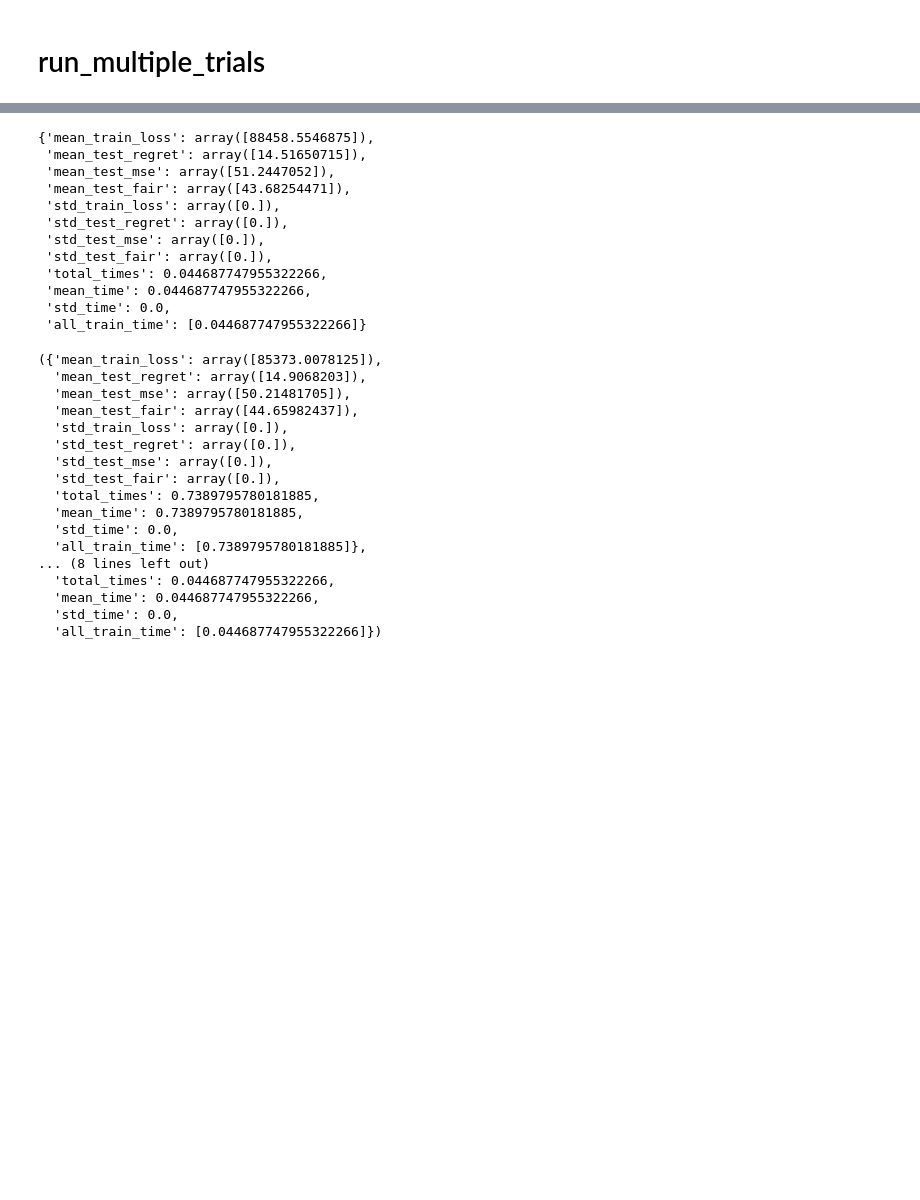
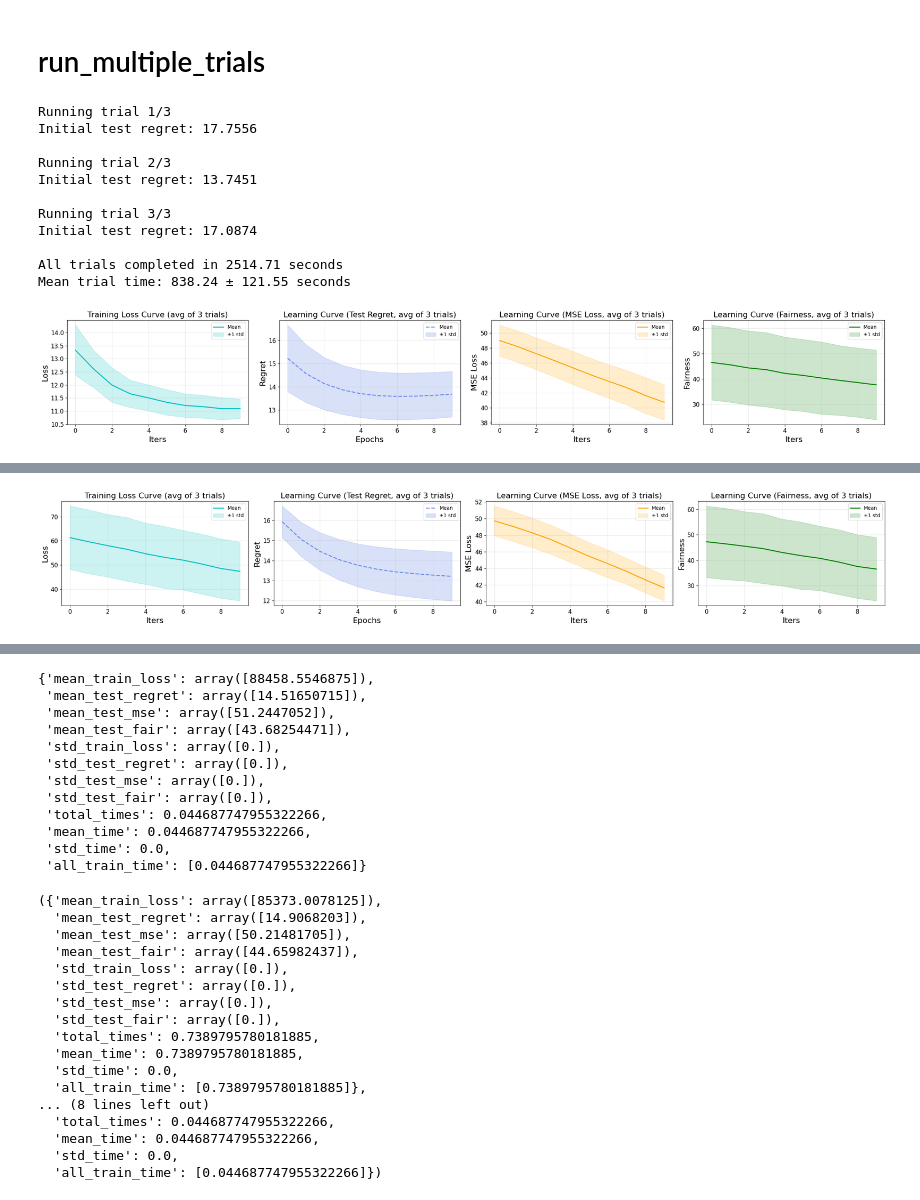
Before and after one commit to DennisWang2488/Fairness-Decision-Focused-Loss, a Jupyter notebook: FDFL/FDFL.ipynb, the cells around one changed output, grey strips where cells are left out. Cells and saved outputs as stored; diff of their text form; code cells hidden in the pictures; blank space fills up the shorter version.

Commit message:
updated-fold-opt_cvxpylayer_result

```diff
--- a/FDFL/FDFL.ipynb
+++ b/FDFL/FDFL.ipynb
@@ -45,13 +47,13 @@ cuda
 Running with simpler model
 Alpha = 0.5, 1.5, 2, 3
 # %%
-alpha, Q = 2, 800
+alpha, Q = 2, 1000
 # %%
 df = pd.read_csv('data/data.csv')
 # fix random seed for reproducibility
 
 # report statistics on this dataset
-df = df.sample(n=4000, random_state=1)
+df = df.sample(n=5000, random_state=1)
 
 columns_to_keep = [
     'risk_score_t', 'program_enrolled_t', 'cost_t', 'cost_avoidable_t', 'race', 'dem_female', 'gagne_sum_tm1', 'gagne_sum_t',
@@ -965,13 +914,3 @@ def trainFairModel(predmodel, optmodel, loader_train, loader_test, lambda_fairne
     return test_regret_log, train_loss_log, test_mse_log, test_fair_log
 # %% [markdown]
 # Test FOLD-OPT
-# %%
-grad_method = 'fold_opt'
-# inside any debug cell
-predmodel.eval()
-predmodel.to(device)
-feats, risk, gainF, cost, race, opt_sol, opt_val = next(iter(dataloader_train))
-if torch.cuda.is_available():
-    feats, risk, gainF, cost, race, opt_sol, opt_val = feats.cuda(), risk.cuda(), gainF.cuda(), cost.cuda(), race.cuda(), opt_sol.cuda(), opt_val.cuda()
-
-print("cost:", type(cost))
@@ -1277,7 +1071,6 @@ def run_multiple_trials(optmodel, feats, gainF, risk, cost, df, n_trials=10, tes
 
         # Initialize model
         predmodel = FairRiskPredictor(feats_train.shape[1])
-        predmodel.load_state_dict(torch.load('initial_model.pth'))
         predmodel.to(device) if device == 'cuda' else predmodel.cpu()
 
         # Train model
@@ -1408,0 +1206,64 @@ def run_multiple_trials(optmodel, feats, gainF, risk, cost, df, n_trials=10, tes
+# %%
+results_cvx_2 = run_multiple_trials(
+    optmodel=solve_closed_form,
+    feats=feats,
+    gainF=gainF,
+    risk=risk,
+    cost=cost,
+    df=df,
+    n_trials=3,
+    lambda_fairness=0,
+    num_epochs=10,
+    initial_lr=2e-3,
+    weight_decay=1e-4,
+    scheduler_patience=10,
+    scheduler_factor=0.5,
+    min_lr=1e-4,
+    alpha=2,
+    Q=Q,
+    dfl=True,
+    grad_method='cvxpylayer'
+)
+
+results_cvx_2_fair = run_multiple_trials(
+    optmodel=solve_closed_form,
+    feats=feats,
+    gainF=gainF,
+    risk=risk,
+    cost=cost,
+    df=df,
+    n_trials=3,
+    lambda_fairness=1,
+    num_epochs=10,
+    initial_lr=2e-3,
+    weight_decay=1e-4,
+    scheduler_patience=10,
+    scheduler_factor=0.5,
+    min_lr=1e-4,
+    alpha=2,
+    Q=Q,
+    dfl=True,
+    grad_method='cvxpylayer'
+)
+
+save_results = {
+    'results_cvx_2': results_cvx_2,
+    'results_cvx_2_fair': results_cvx_2_fair
+}
+
+for name, data in save_results.items():
+    with open(f'res/cvxpylayer/NN/{name}.pkl', 'wb') as f:
+        pickle.dump(data, f)
+# %% [output]
+Running trial 1/3
+Initial test regret: 17.7556
+
+Running trial 2/3
+Initial test regret: 13.7451
+
+Running trial 3/3
+Initial test regret: 17.0874
+
+All trials completed in 2514.71 seconds
+Mean trial time: 838.24 ± 121.55 seconds
+[figure, added]
@@ -1408,0 +1281 @@ def run_multiple_trials(optmodel, feats, gainF, risk, cost, df, n_trials=10, tes
+[figure, added]
```
Also changed, not shown: parts of 33 cells of this notebook, 22 other files.
